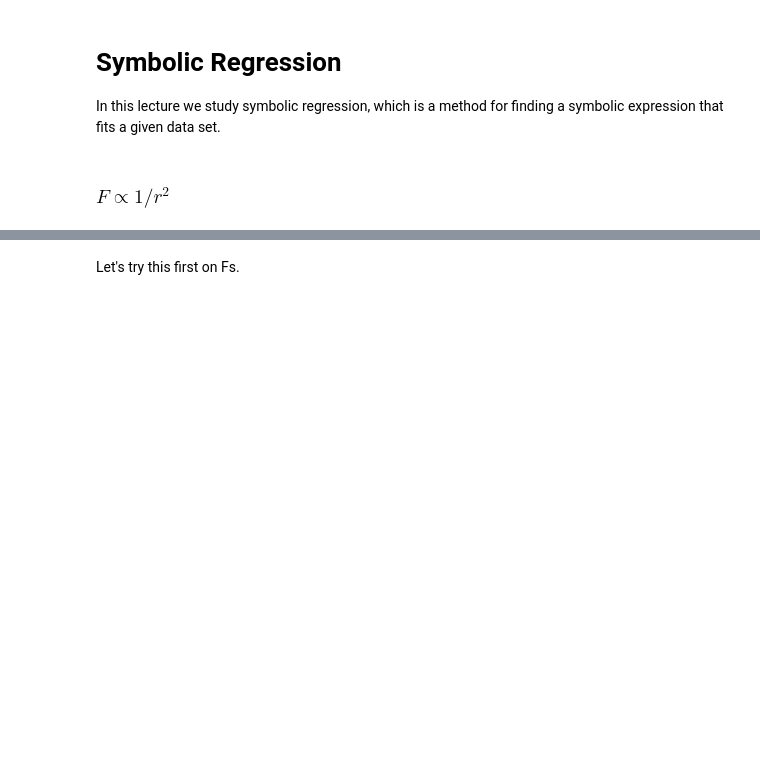
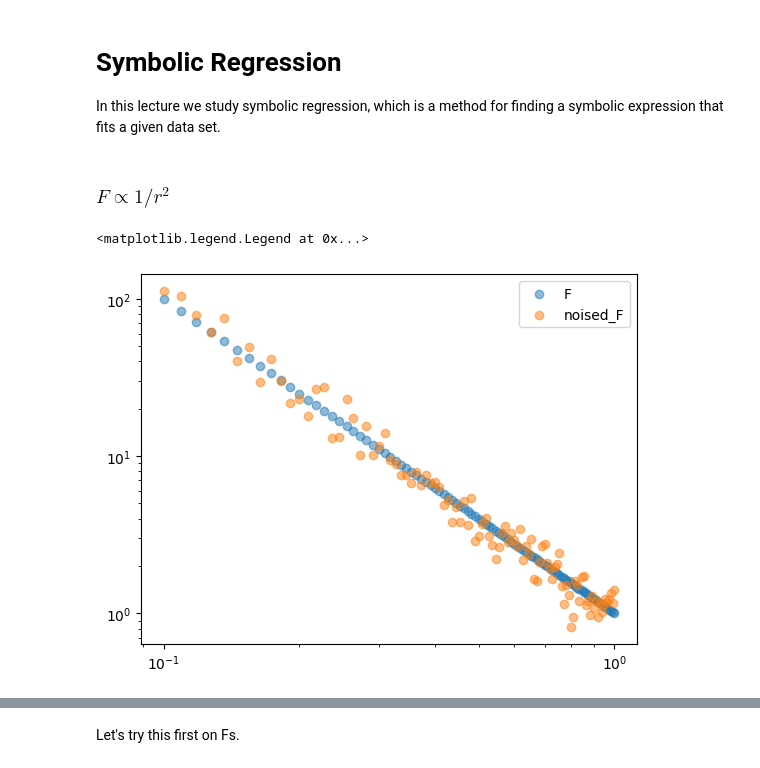
Before and after one commit to jimhalverson/COMP2023, a Jupyter notebook: notebooks/Physics and Machine Learning/7_Lecture_SR TDA PCA.ipynb, the cells around one changed output, grey strips where cells are left out. Cells and saved outputs as stored; diff of their text form; code cells hidden in the pictures; blank space fills up the shorter version.

```diff
--- a/notebooks/Physics and Machine Learning/7_Lecture_SR TDA PCA.ipynb
+++ b/notebooks/Physics and Machine Learning/7_Lecture_SR TDA PCA.ipynb
@@ -6,0 +10,15 @@ In this lecture we study symbolic regression, which is a method for finding a sy
+# %%
+rs = np.linspace(.1,1, 100)
+Fs = 1/rs**2
+rs = rs.reshape(rs.shape[0], 1)
+
+noised_Fs = Fs + np.random.normal(0, .2*Fs, Fs.shape)
+
+plt.scatter(rs, Fs, label="F", alpha=.5)
+plt.scatter(rs, noised_Fs, label="noised_F", alpha=.5)
+plt.xscale('log')
+plt.yscale('log')
+plt.legend()
+# %% [output]
+<matplotlib.legend.Legend at 0x...>
+[figure, added]
```
Also changed, not shown: parts of 3 cells of this notebook.
